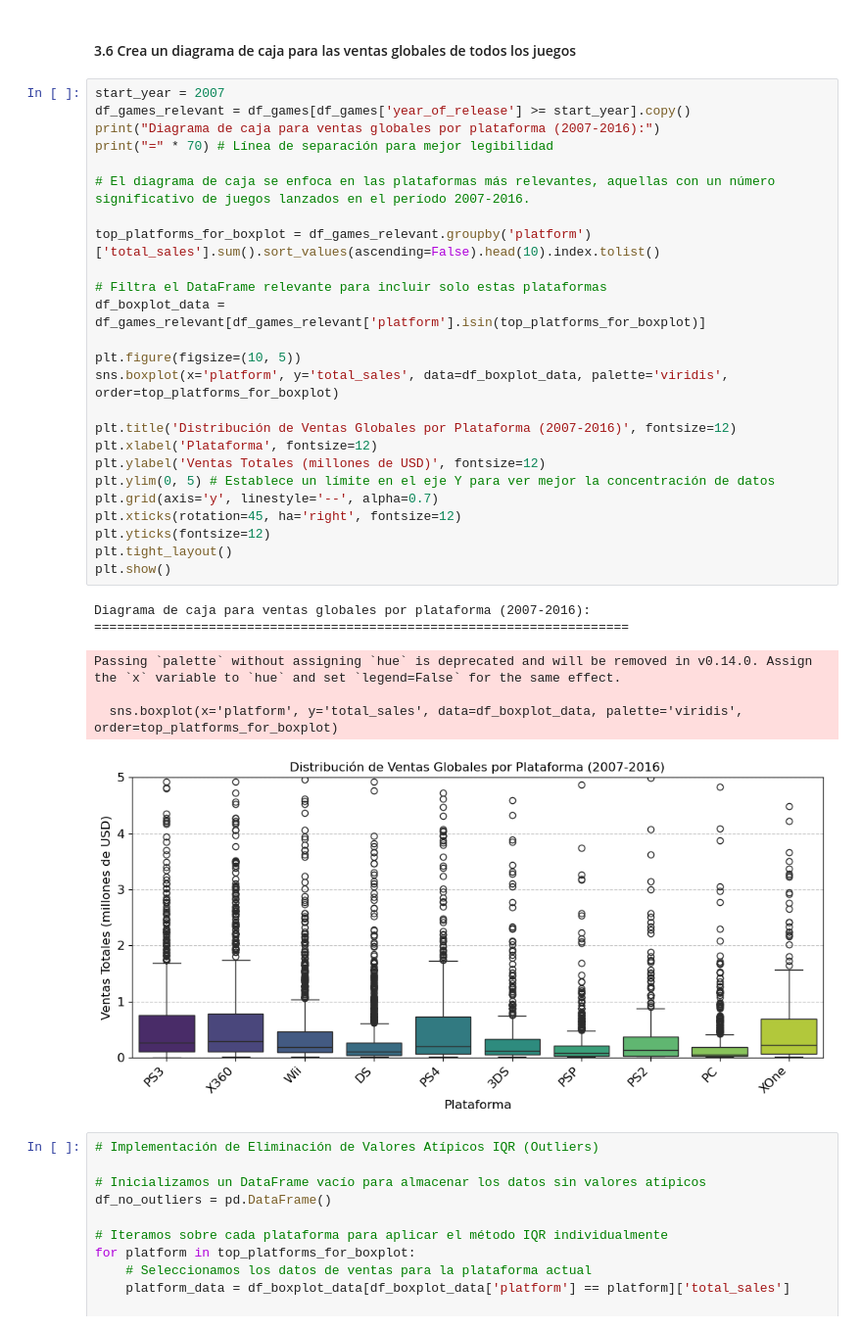
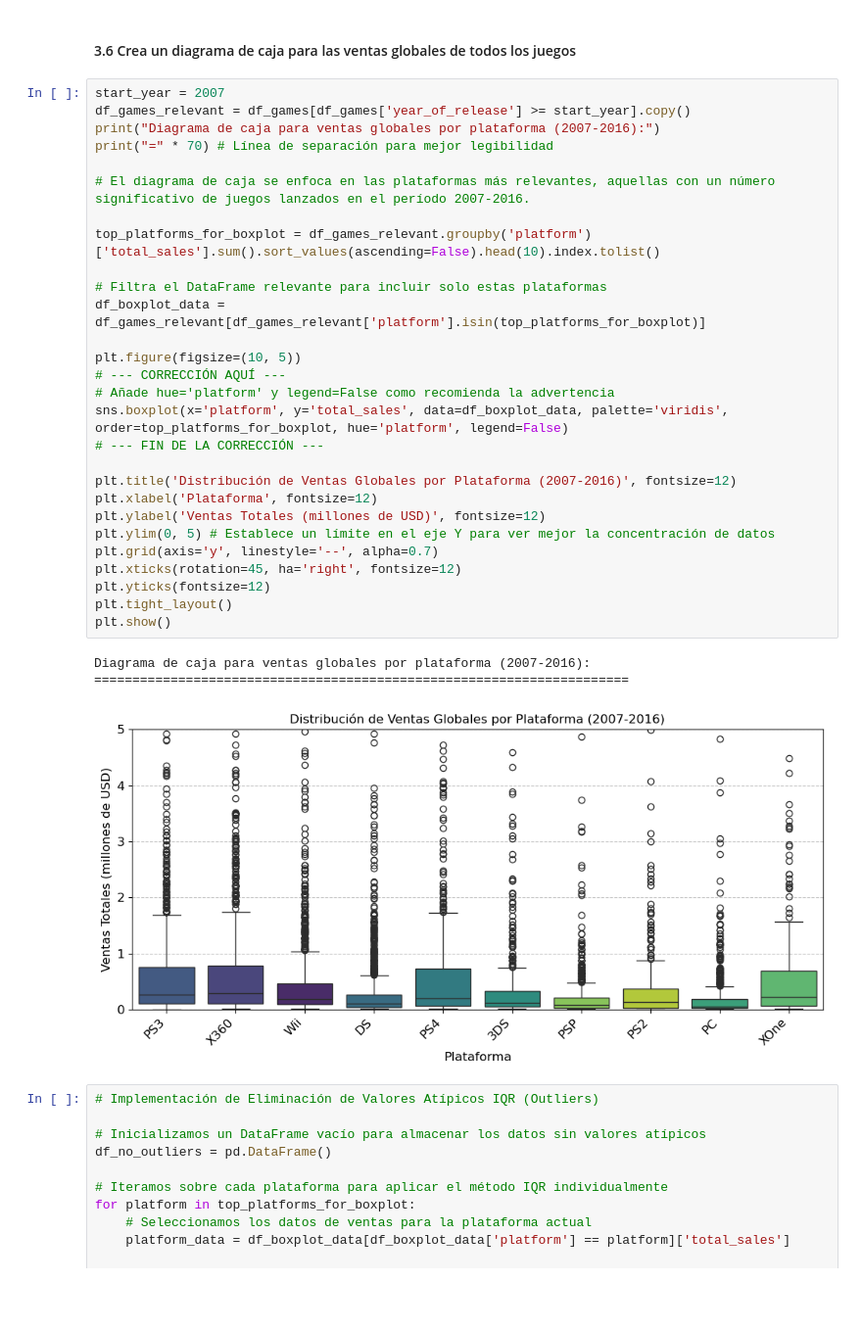
Before and after one commit to octavioGH25/TripleTen, a Jupyter notebook: proyecto_6.ipynb, the cells around one changed output. Shown at 98% size. Saved outputs shown, nothing was run; the diff lists cells and outputs as text; blank space fills up the shorter version.

```diff
--- a/proyecto_6.ipynb
+++ b/proyecto_6.ipynb
@@ -465,35 +465,35 @@ Las tendencias de ventas, muestran cuales son las plataformas más rentables:
 # %%
 start_year = 2007
 df_games_relevant = df_games[df_games['year_of_release'] >= start_year].copy()
 print("Diagrama de caja para ventas globales por plataforma (2007-2016):")
 print("=" * 70) # Línea de separación para mejor legibilidad
 
 # El diagrama de caja se enfoca en las plataformas más relevantes, aquellas con un número significativo de juegos lanzados en el período 2007-2016.
 
 top_platforms_for_boxplot = df_games_relevant.groupby('platform')['total_sales'].sum().sort_values(ascending=False).head(10).index.tolist()
 
 # Filtra el DataFrame relevante para incluir solo estas plataformas
 df_boxplot_data = df_games_relevant[df_games_relevant['platform'].isin(top_platforms_for_boxplot)]
 
 plt.figure(figsize=(10, 5))
-sns.boxplot(x='platform', y='total_sales', data=df_boxplot_data, palette='viridis', order=top_platforms_for_boxplot)
+# --- CORRECCIÓN AQUÍ ---
+# Añade hue='platform' y legend=False como recomienda la advertencia
+sns.boxplot(x='platform', y='total_sales', data=df_boxplot_data, palette='viridis', order=top_platforms_for_boxplot, hue='platform', legend=False)
+# --- FIN DE LA CORRECCIÓN ---
 
 plt.title('Distribución de Ventas Globales por Plataforma (2007-2016)', fontsize=12)
 plt.xlabel('Plataforma', fontsize=12)
 plt.ylabel('Ventas Totales (millones de USD)', fontsize=12)
 plt.ylim(0, 5) # Establece un límite en el eje Y para ver mejor la concentración de datos
 plt.grid(axis='y', linestyle='--', alpha=0.7)
 plt.xticks(rotation=45, ha='right', fontsize=12)
 plt.yticks(fontsize=12)
 plt.tight_layout()
 plt.show()
 # %% [output]
 Diagrama de caja para ventas globales por plataforma (2007-2016):
 ======================================================================
-Passing `palette` without assigning `hue` is deprecated and will be removed in v0.14.0. Assign the `x` variable to `hue` and set `legend=False` for the same effect.
-
-  sns.boxplot(x='platform', y='total_sales', data=df_boxplot_data, palette='viridis', order=top_platforms_for_boxplot)
-[figure, old version]
+[figure, new version]
 # %%
 # Implementación de Eliminación de Valores Atípicos IQR (Outliers)
 
```
Also changed, not shown: parts of 1 cell of this notebook.
